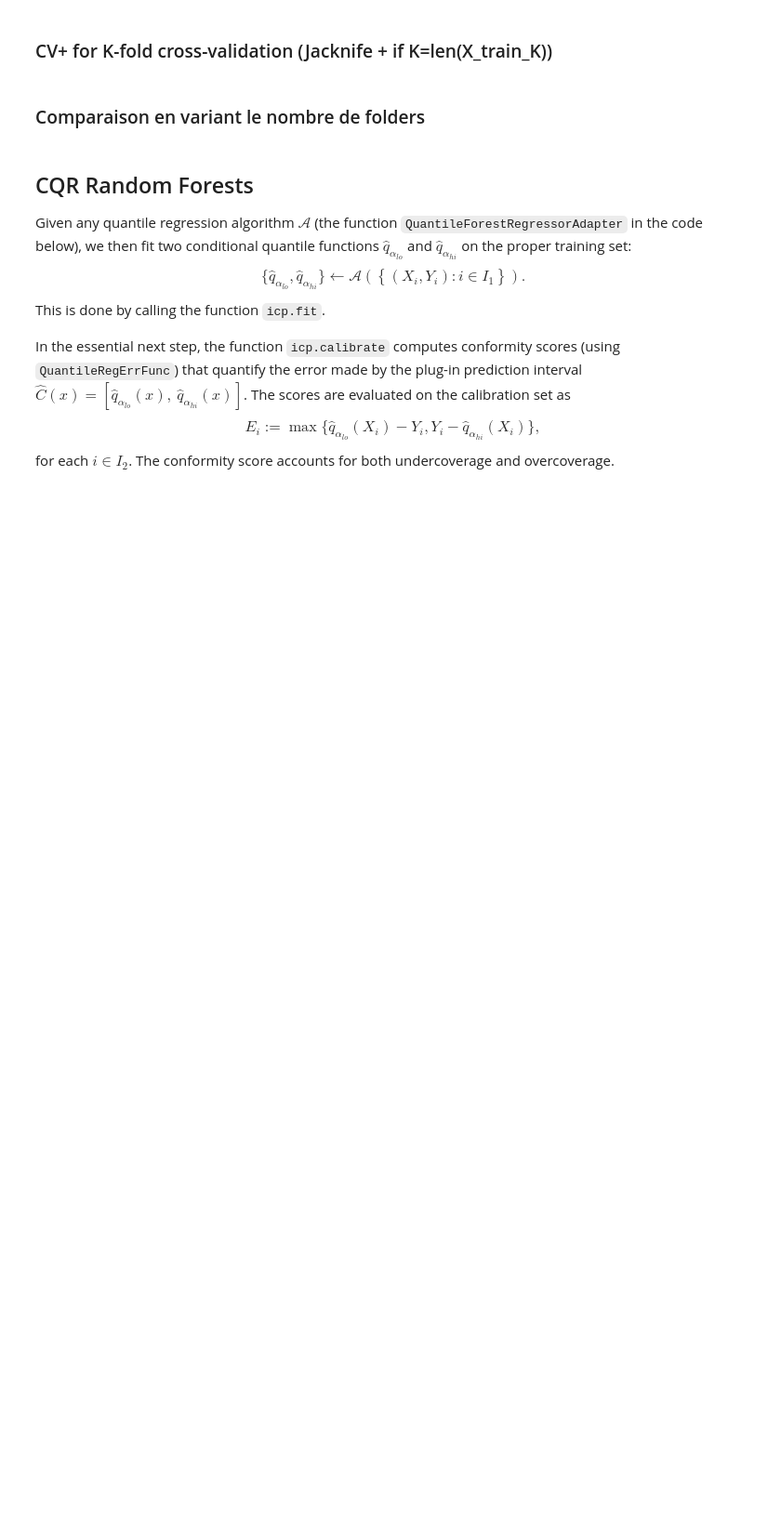
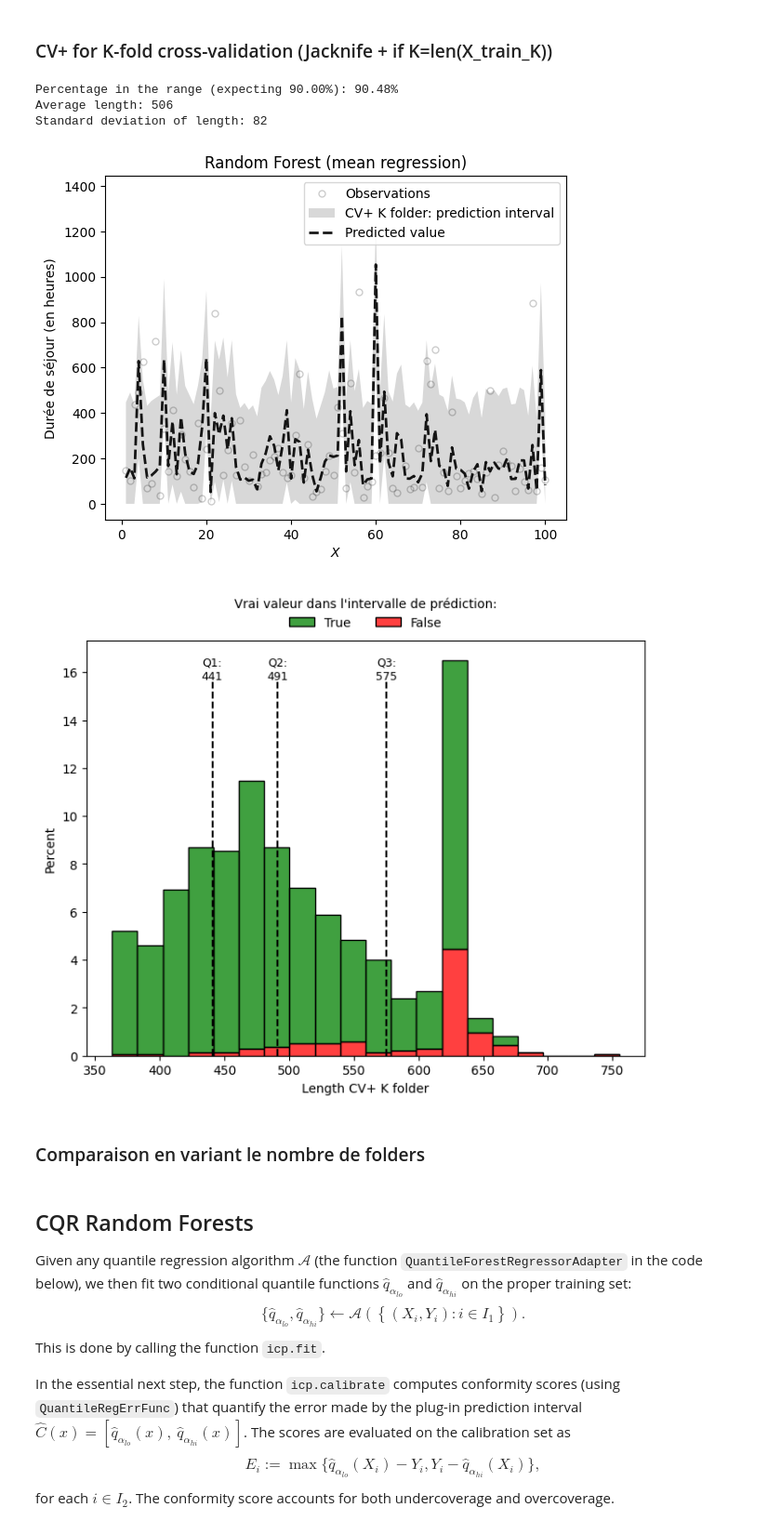
Before and after one commit to Krrcharles/Prediction-conforme-pour-les-donnees--analysee-par-Transformers, a Jupyter notebook: Code_stuart.ipynb, the cells around one changed output. Shown at 93% size. Saved outputs shown, nothing was run; the diff lists cells and outputs as text; code cells hidden in the pictures; blank space fills up the shorter version.

```diff
--- a/Code_stuart.ipynb
+++ b/Code_stuart.ipynb
@@ -1683,29 +1702,35 @@ pred_rf = model.predict(X_test[~idx])
 # %%
 # compute and display the average coverage
 in_the_range_cvp = (y_test[~idx] >= y_lower_cvp) & (y_test[~idx]<= y_upper_cvp)
 print("Percentage in the range (expecting %.2f%%): %.2f%%" % (100*(1-alpha), np.sum(in_the_range_cvp) / len(y_test[~idx]) * 100))
 
 # compute length of the interval per each test point
 length_cvp = y_upper_cvp - y_lower_cvp
 print("Average length:", round(np.mean(length_cvp)))
 print("Standard deviation of length:", round(np.std(length_cvp)))
 
 plot_func(y=y_test[~idx],y_u=y_upper_cvp,y_l=y_lower_cvp,pred=pred_rf,shade_color='gray',
-          method_name="CV+ K folder:",title="Random Forests (mean regression)",
+          method_name="CV+ K folder:",title="Random Forest (mean regression)",y_name='Durée de séjour (en heures)',
           filename="fig/regres/lineplot_cvp.png",save_figures=True)
 
 plot_hist(length = length_cvp, in_the_range = in_the_range_cvp, x_name="Length CV+ K folder", dec_x_quant= [0,0,0],
         filename="fig/regres/histo_length_cvp.png", save_figures=True)
 
 # Log-Signature :
 # Percentage in the range (expecting 90.0%): 90.11%
 # Average length: 505
 # Standard deviation of length: 85
 
 # Signature :
 # Percentage in the range (expecting 90.00%): 90.48%
 # Average length: 506
 # Standard deviation of length: 82
+# %% [output]
+Percentage in the range (expecting 90.00%): 90.48%
+Average length: 506
+Standard deviation of length: 82
+[figure, added]
+[figure, added]
 # %%
 with open('data/traite/pred_rf', 'wb') as f1:
     pickle.dump(pred_rf, f1)
```
Also changed, not shown: parts of 14 cells of this notebook, 18 other files.
